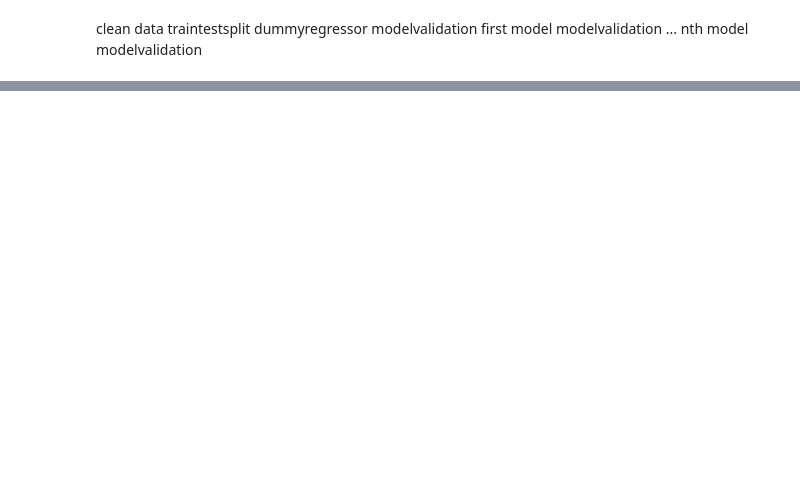
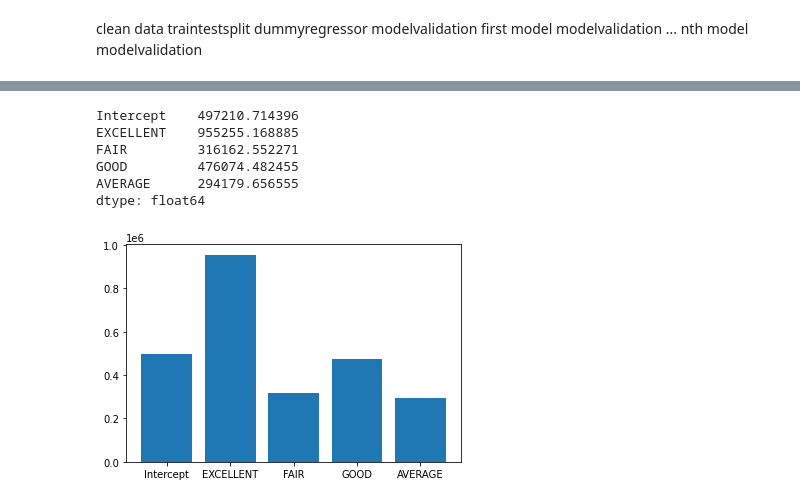
Before and after one commit to hanis-z/King-County-Millenial-homeowner-program, a Jupyter notebook: individualNotebooks/Kyle notebook.ipynb, the cells around one changed output, grey strips where cells are left out. Cells and saved outputs as stored; diff of their text form; code cells hidden in the pictures; blank space fills up the shorter version.

```diff
--- a/individualNotebooks/Kyle notebook.ipynb
+++ b/individualNotebooks/Kyle notebook.ipynb
@@ -540,0 +617,5 @@ nth model
+# %%
+formula = 'price ~ EXCELLENT + FAIR + GOOD + AVERAGE'
+sqft_grade_mod = ols(formula, dum_df).fit()
+sqft_grade_mod_summary = sqft_grade_mod.summary()
+sqft_grade_mod_summary
@@ -540,0 +645,13 @@ nth model
+# %%
+sqft_grade_mod.params
+# %% [output]
+Intercept    497210.714396
+EXCELLENT    955255.168885
+FAIR         316162.552271
+GOOD         476074.482455
+AVERAGE      294179.656555
+dtype: float64
+# %%
+plt.bar(sqft_grade_mod.params.index, sqft_grade_mod.params.values);
+# %% [output]
+[figure, added]
```
Also changed, not shown: parts of 21 cells of this notebook.
